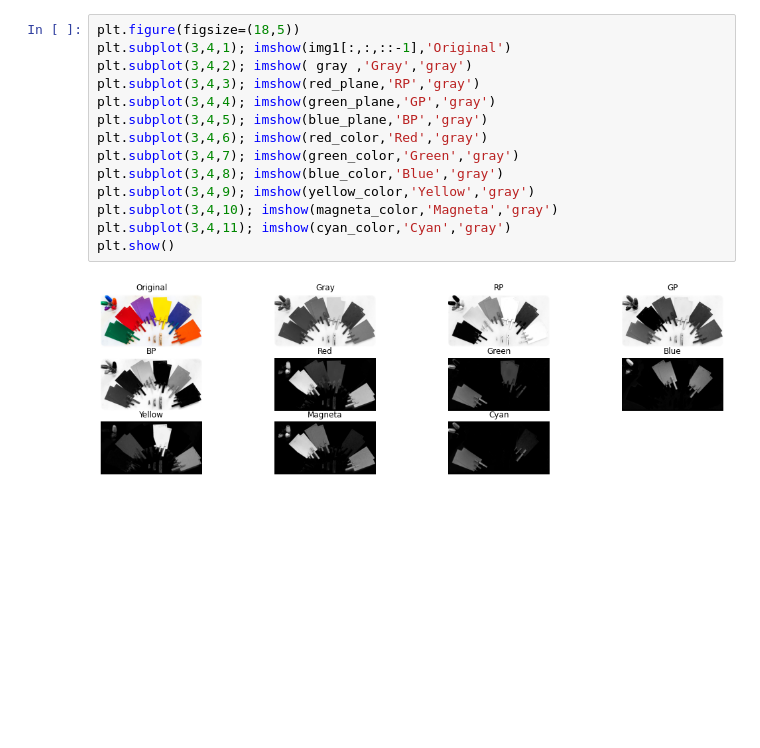
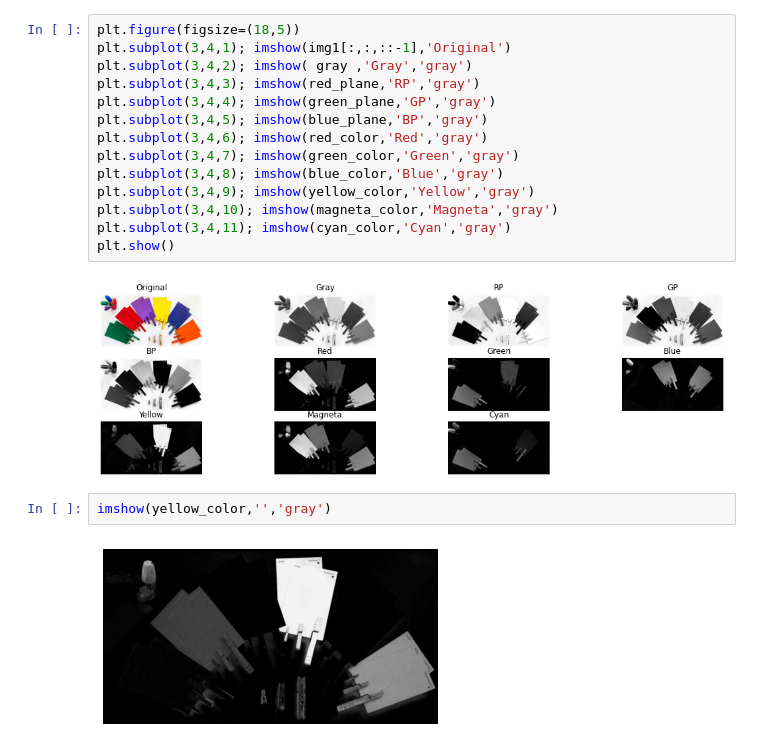
Before and after one commit to HARSHITPRATAP7121/AIDL, a Jupyter notebook: day10jp.ipynb, the cells around one changed output. Drawn from its saved outputs; the diff is of its cells as text; blank space fills up the shorter version.

```diff
--- a/day10jp.ipynb
+++ b/day10jp.ipynb
@@ -60,3 +60,7 @@ plt.subplot(3,4,11); imshow(cyan_color,'Cyan','gray')
 plt.show()
 # %% [output]
 [figure]
+# %%
+imshow(yellow_color,'','gray')
+# %% [output]
+[figure, added]
```
Also changed, not shown: parts of 5 cells of this notebook.
